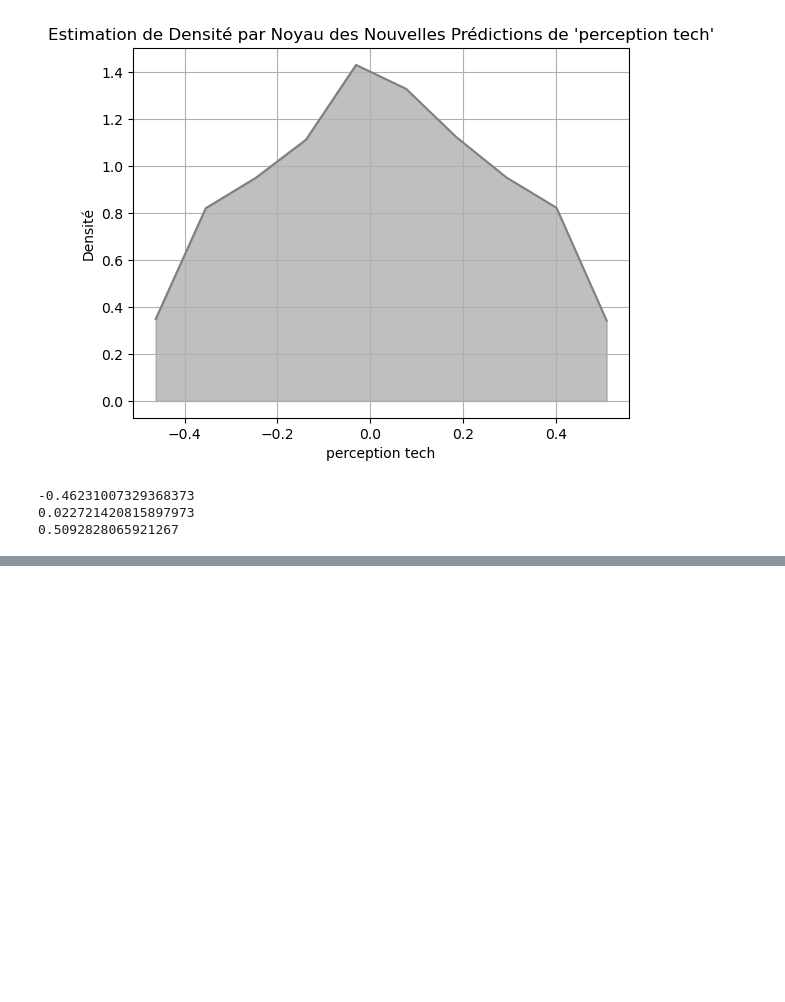
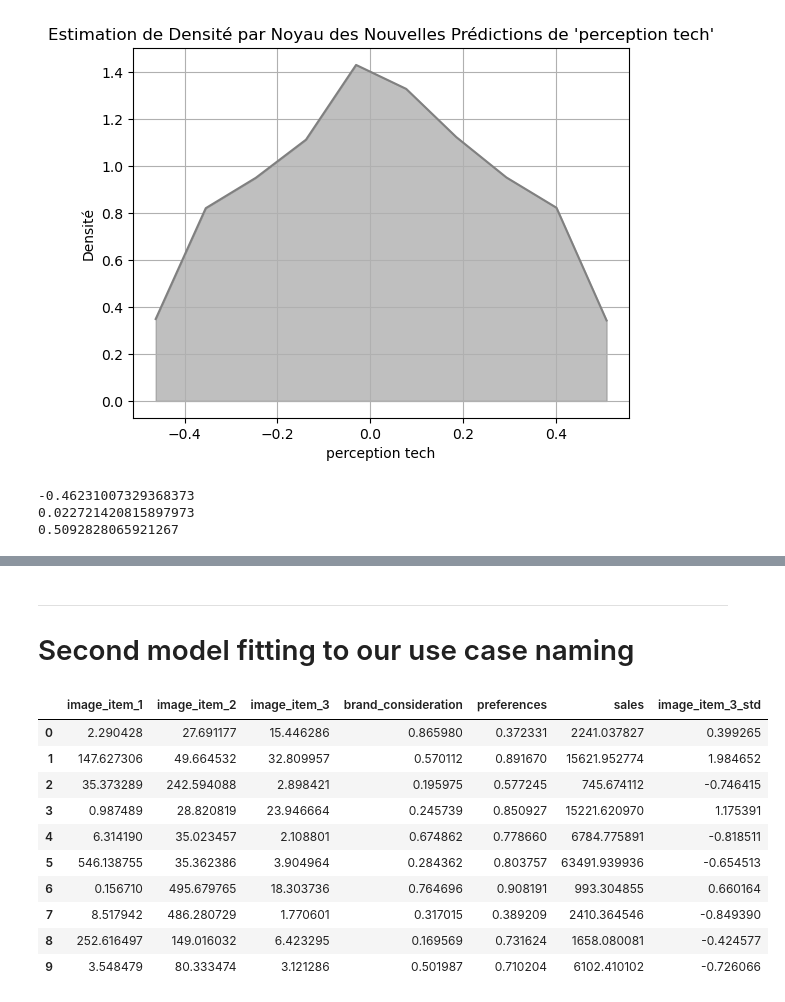
Before and after one commit to Amaury-Barra/bayesian_network, a Jupyter notebook: test_bayesian_network.ipynb, the cells around one changed output, grey strips where cells are left out. Drawn from its saved outputs; the diff is of its cells as text; code cells hidden in the pictures; blank space fills up the shorter version.

```diff
--- a/test_bayesian_network.ipynb
+++ b/test_bayesian_network.ipynb
@@ -338,0 +540,30 @@ print(diff_filtered.max())
+# %% [markdown]
+---
+# Second model fitting to our use case naming
+# %%
+np.random.seed(123)
+N = 10
+df_test = pd.DataFrame({
+    "image_item_1": np.random.lognormal(mean=3, sigma=2, size=N),
+    "image_item_2": np.random.lognormal(mean=4, sigma=1, size=N),
+    "image_item_3": np.random.lognormal(mean=2, sigma=1, size=N),
+    "brand_consideration": np.random.beta(a=2, b=3, size=N),
+    "preferences": np.random.beta(a=3, b=2, size=N),
+    "sales": np.random.lognormal(mean=np.log(np.random.lognormal(mean=6, sigma=2, size=N)) + np.log(np.random.lognormal(mean=2, sigma=1, size=N)), sigma=0.5, size=N)
+})
+# %%
+df_test['image_item_3_std'] = (df_test['image_item_3'] - df_test['image_item_3'].mean()) / df_test['image_item_3'].std()
+# %%
+df_test
+# %% [output]
+|  | image_item_1 | image_item_2 | image_item_3 | brand_consideration | preferences | sales | image_item_3_std |
+| 0 | 2.290428 | 27.691177 | 15.446286 | 0.865980 | 0.372331 | 2241.037827 | 0.399265 |
+| 1 | 147.627306 | 49.664532 | 32.809957 | 0.570112 | 0.891670 | 15621.952774 | 1.984652 |
+| 2 | 35.373289 | 242.594088 | 2.898421 | 0.195975 | 0.577245 | 745.674112 | -0.746415 |
+| 3 | 0.987489 | 28.820819 | 23.946664 | 0.245739 | 0.850927 | 15221.620970 | 1.175391 |
+| 4 | 6.314190 | 35.023457 | 2.108801 | 0.674862 | 0.778660 | 6784.775891 | -0.818511 |
+| 5 | 546.138755 | 35.362386 | 3.904964 | 0.284362 | 0.803757 | 63491.939936 | -0.654513 |
+| 6 | 0.156710 | 495.679765 | 18.303736 | 0.764696 | 0.908191 | 993.304855 | 0.660164 |
+| 7 | 8.517942 | 486.280729 | 1.770601 | 0.317015 | 0.389209 | 2410.364546 | -0.849390 |
+| 8 | 252.616497 | 149.016032 | 6.423295 | 0.169569 | 0.731624 | 1658.080081 | -0.424577 |
+| 9 | 3.548479 | 80.333474 | 3.121286 | 0.501987 | 0.710204 | 6102.410102 | -0.726066 |
```
Also changed, not shown: parts of 13 cells of this notebook.
